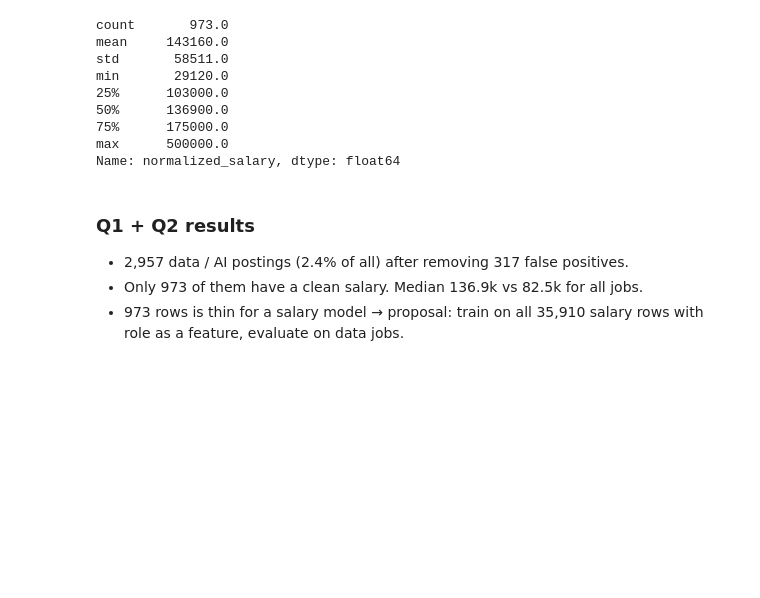
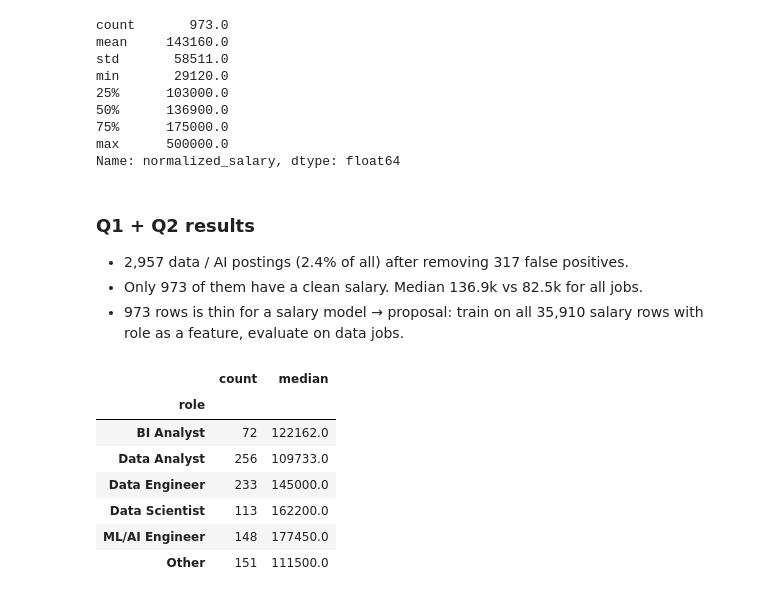
Before and after one commit to rouzbeh-enayatzadeh/skillscope, a Jupyter notebook: notebooks/01_eda_linkedin.ipynb, the cells around one changed output. Drawn from its saved outputs; the diff is of its cells as text; code cells hidden in the pictures; blank space fills up the shorter version.

Commit message:
EDA: clean gsearch salaries and add role_family mapping

```diff
--- a/notebooks/01_eda_linkedin.ipynb
+++ b/notebooks/01_eda_linkedin.ipynb
@@ -312,3 +312,20 @@ Name: normalized_salary, dtype: float64
 - 2,957 data / AI postings (2.4% of all) after removing 317 false positives.
 - Only 973 of them have a clean salary. Median 136.9k vs 82.5k for all jobs.
 - 973 rows is thin for a salary model → proposal: train on all 35,910 salary rows with role as a feature, evaluate on data jobs.
+# %%
+import sys
+sys.path.append("..")
+from src.roles import role_family
+
+data_sal = data_sal.copy()
+data_sal["role"] = data_sal["title"].apply(role_family)
+data_sal.groupby("role")["normalized_salary"].agg(["count", "median"]).round(0)
+# %% [output]
+|  | count | median |
+| role |  |  |
+| BI Analyst | 72 | 122162.0 |
+| Data Analyst | 256 | 109733.0 |
+| Data Engineer | 233 | 145000.0 |
+| Data Scientist | 113 | 162200.0 |
+| ML/AI Engineer | 148 | 177450.0 |
+| Other | 151 | 111500.0 |
```
Also changed, not shown: 2 other files.
